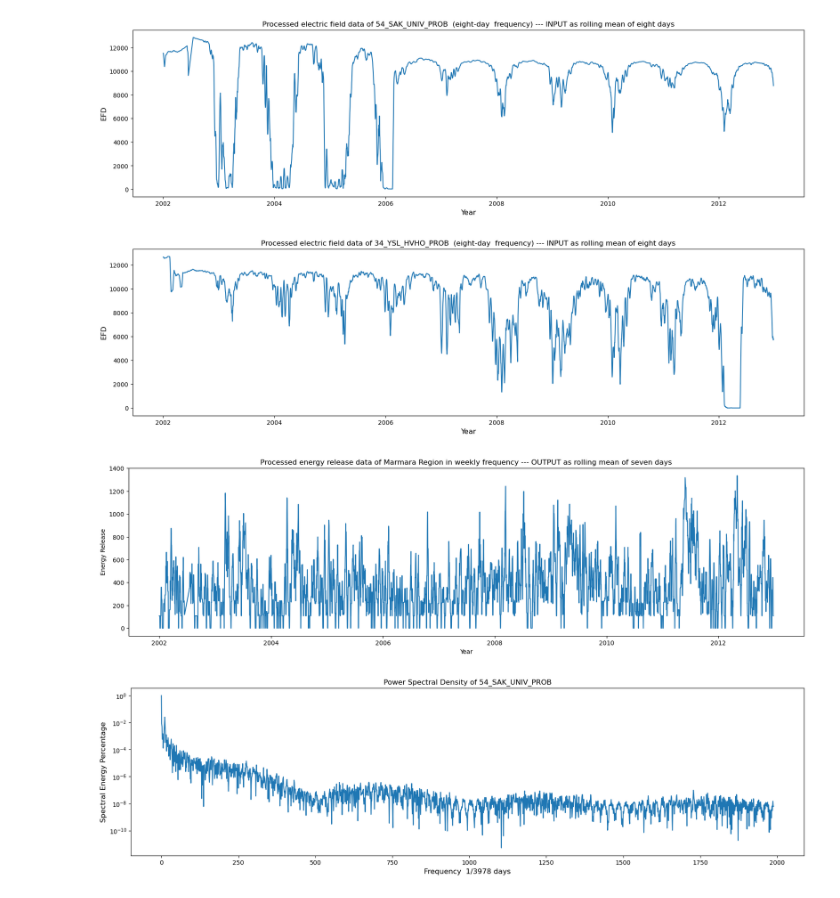
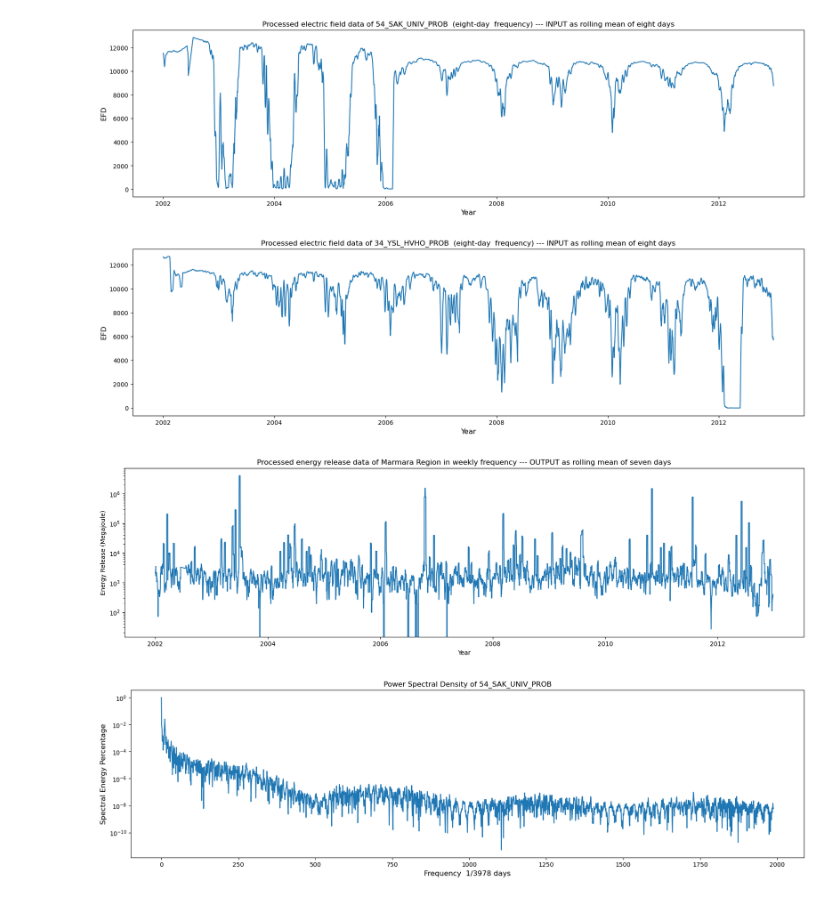
Before and after one commit to SrknMcT/ITUDeprem, a Jupyter notebook: efd_er_data.ipynb, the cells around one changed output. Saved outputs shown, nothing was run; the diff lists cells and outputs as text; code cells hidden in the pictures.

```diff
--- a/efd_er_data.ipynb
+++ b/efd_er_data.ipynb
@@ -70,15 +70,15 @@ for station_name in STATION_NAMES:
     fig.savefig("graphs/raw_"+station_name+"_efd.jpg",dpi=500,bbox_inches='tight')
 
 
-energy_release = pd.read_csv(DATA_FOLDER+"energy_release.csv", index_col=0,parse_dates=[0],dayfirst=True).fillna(0).rename_axis("Date") #between 2002-2013 years
+energy_release = pd.read_csv(DATA_FOLDER+"energy_release.csv", index_col=0,parse_dates=[0],dayfirst=True).fillna(0).rename_axis("date") #between 2002-2013 years
 
 fig,axis=plt.subplots(figsize=(20,5))
 
 axis.set_xlabel("Year")
-axis.set_ylabel("Energy Release")
+axis.set_ylabel("Energy Release (Megajoule)")
 axis.set_title("Unprocessed energy release data of Marmara Region in daily frequency --- RAW OUTPUT DATA")
+axis.set_yscale('log')
 axis.plot(energy_release)
-
 fig.savefig("graphs/raw_energy_release_data.jpg",dpi=500,bbox_inches='tight')
 # %% [output]
 [figure]
@@ -105,25 +105,26 @@ for st_name in st_efd:
 # %%
 for st_name in df_collection_efd_energy:
 
     fig,axis=plt.subplots(figsize=(20,5))
     axis.set_title("Processed electric field data of "+ st_name + "  (eight-day  frequency) --- INPUT as rolling mean of eight days",fontsize=12)
     axis.set_xlabel("Year",fontsize=12)
     axis.set_ylabel("EFD",fontsize=12)
     axis.plot(df_collection_efd_energy[st_name]["EFD"])
     fig.savefig("graphs/processed_"+st_name+"_efd.jpg",dpi=500,bbox_inches='tight')
 
 
 fig,axis=plt.subplots(figsize=(20,5))
 axis.set_xlabel("Year")
-axis.set_ylabel("Energy Release")
+axis.set_ylabel("Energy Release (Megajoule)")
 axis.set_title("Processed energy release data of Marmara Region in weekly frequency --- OUTPUT as rolling mean of seven days")
+axis.set_yscale("log")
 axis.plot(df_collection_efd_energy["54_SAK_UNIV_PROB"]["ER"]) #choosed Sak. to show Energy Release Data, any other is nearly same,so station is not important.
 
 fig.savefig("graphs/processed_energy_release_data.jpg",dpi=500,bbox_inches='tight')
 # %% [output]
 [figure]
 [figure]
-[figure, old version]
+[figure, new version]
 # %%
 #Power Spectral Density of processed EFD with FFT
 
```
Also changed, not shown: parts of 1 cell of this notebook, 4 other files.
